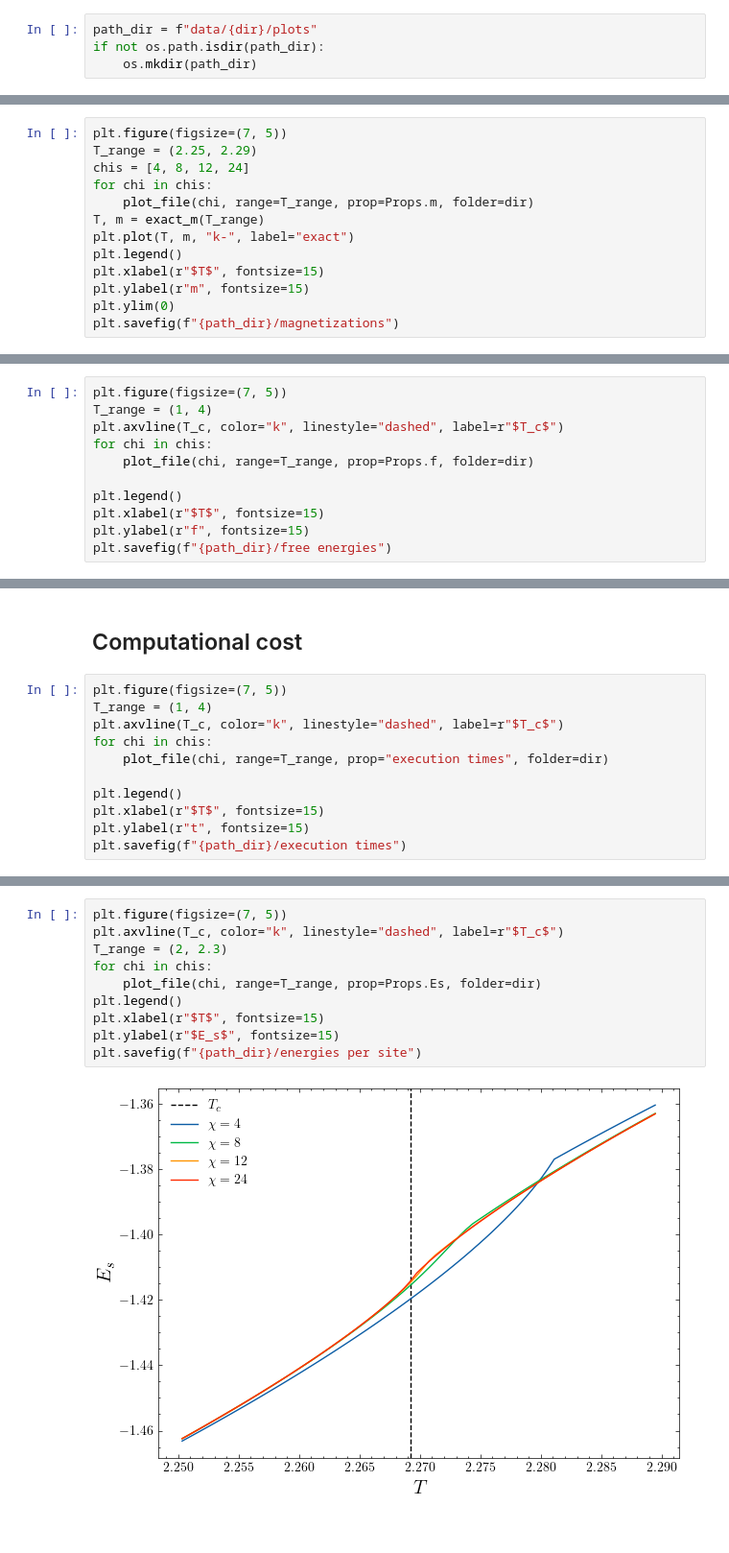
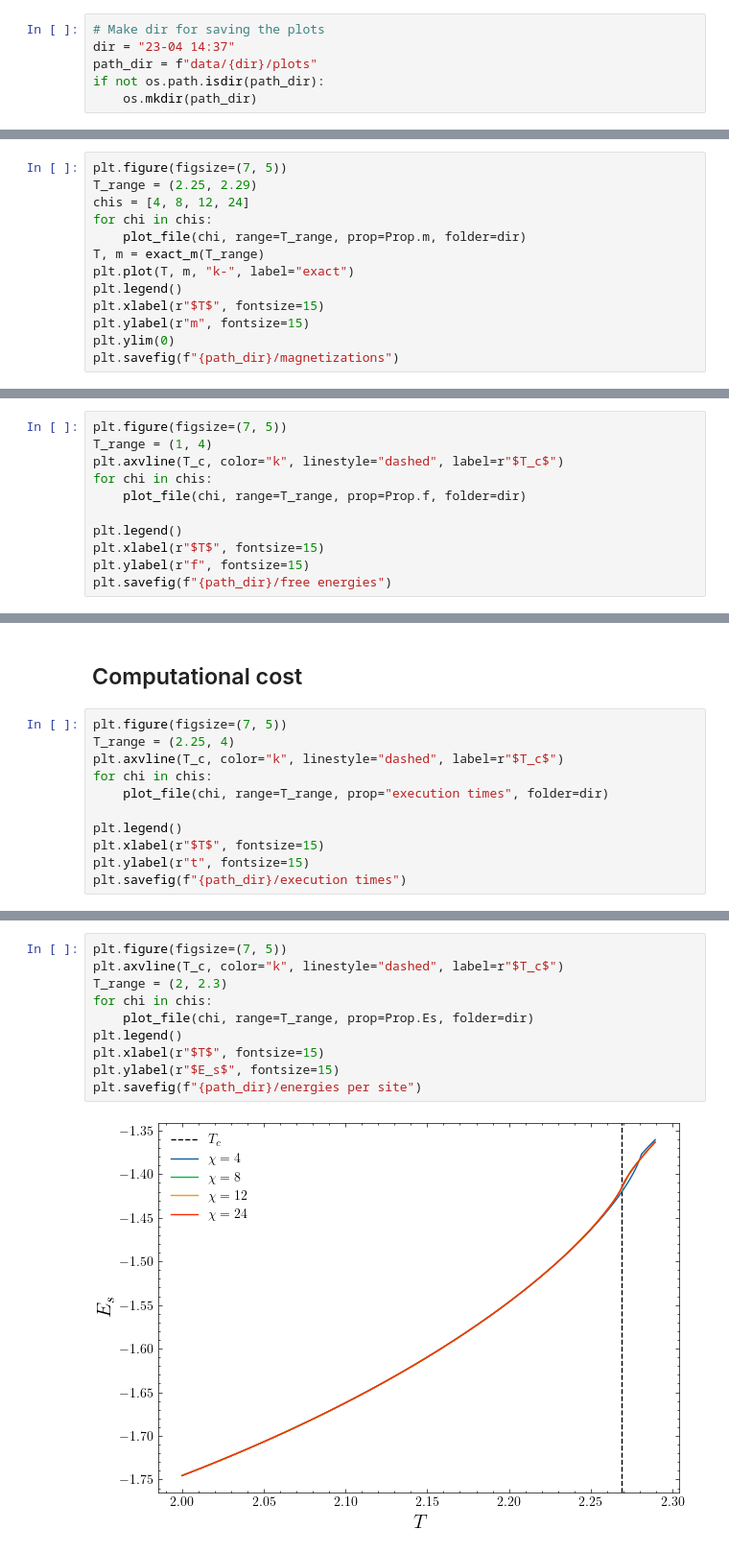
Before and after one commit to DerkNiessink/Blume, a Jupyter notebook: graphs.ipynb, the cells around one changed output, grey strips where cells are left out. Shown at 96% size. Cells and saved outputs as stored; diff of their text form.

```diff
--- a/graphs.ipynb
+++ b/graphs.ipynb
@@ -25,4 +37,6 @@ for chi in [4, 8, 12, 24]:
 # %%
+# Make dir for saving the plots
+dir = "23-04 14:37"
 path_dir = f"data/{dir}/plots"
 if not os.path.isdir(path_dir):
     os.mkdir(path_dir)
@@ -33,7 +47,7 @@ plt.figure(figsize=(7, 5))
 T_range = (2.25, 2.29)
 chis = [4, 8, 12, 24]
 for chi in chis:
-    plot_file(chi, range=T_range, prop=Props.m, folder=dir)
+    plot_file(chi, range=T_range, prop=Prop.m, folder=dir)
 T, m = exact_m(T_range)
 plt.plot(T, m, "k-", label="exact")
 plt.legend()
@@ -50,7 +64,7 @@ plt.figure(figsize=(7, 5))
 T_range = (1, 4)
 plt.axvline(T_c, color="k", linestyle="dashed", label=r"$T_c$")
 for chi in chis:
-    plot_file(chi, range=T_range, prop=Props.f, folder=dir)
+    plot_file(chi, range=T_range, prop=Prop.f, folder=dir)
 
 plt.legend()
 plt.xlabel(r"$T$", fontsize=15)
@@ -62,7 +76,7 @@ plt.savefig(f"{path_dir}/free energies")
 ## Computational cost
 # %%
 plt.figure(figsize=(7, 5))
-T_range = (1, 4)
+T_range = (2.25, 4)
 plt.axvline(T_c, color="k", linestyle="dashed", label=r"$T_c$")
 for chi in chis:
     plot_file(chi, range=T_range, prop="execution times", folder=dir)
@@ -76,12 +92,12 @@ plt.savefig(f"{path_dir}/execution times")
 # %%
 plt.figure(figsize=(7, 5))
 plt.axvline(T_c, color="k", linestyle="dashed", label=r"$T_c$")
 T_range = (2, 2.3)
 for chi in chis:
-    plot_file(chi, range=T_range, prop=Props.Es, folder=dir)
+    plot_file(chi, range=T_range, prop=Prop.Es, folder=dir)
 plt.legend()
 plt.xlabel(r"$T$", fontsize=15)
 plt.ylabel(r"$E_s$", fontsize=15)
 plt.savefig(f"{path_dir}/energies per site")
 # %% [output]
-[figure, old version]
+[figure, new version]
```
Also changed, not shown: parts of 6 cells of this notebook, 3 other files.
